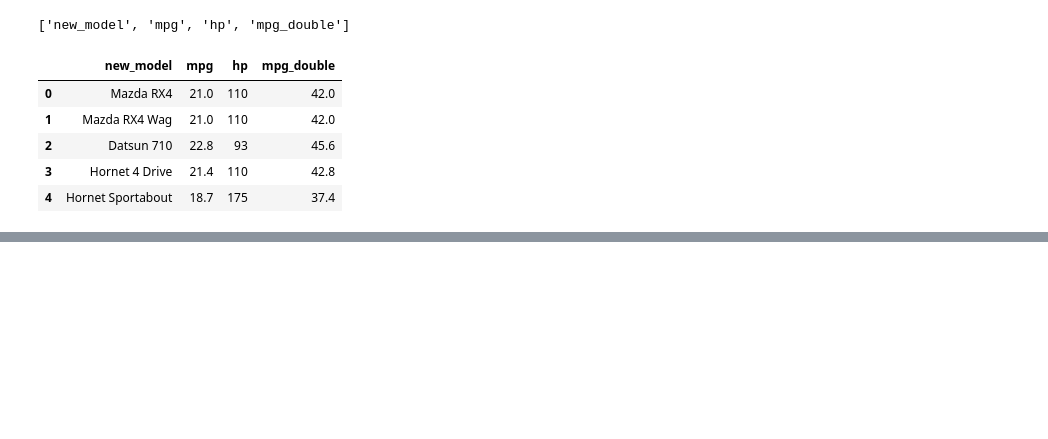
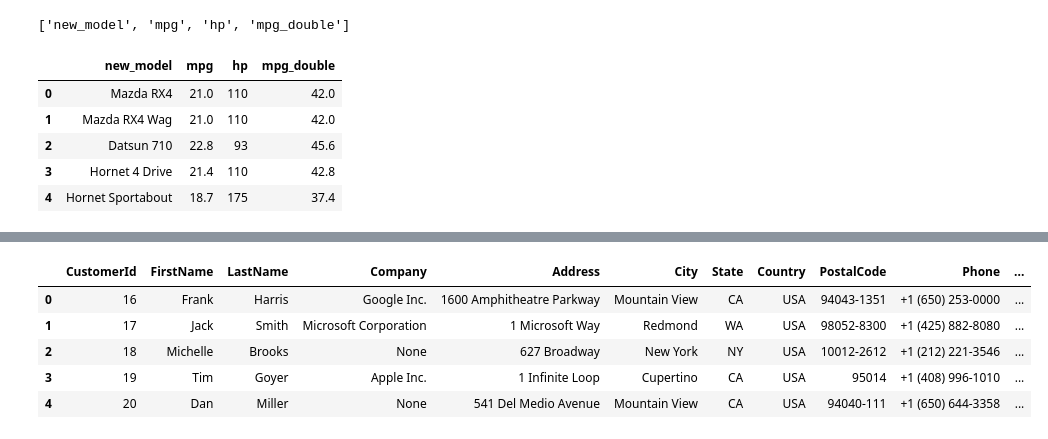
Before and after one commit to gamegtboyz/dtrk_python, a Jupyter notebook: nb_essentialpyfordataanalyst.ipynb, the cells around one changed output, grey strips where cells are left out. Drawn from its saved outputs; the diff is of its cells as text; code cells hidden in the pictures; blank space fills up the shorter version.

```diff
--- a/nb_essentialpyfordataanalyst.ipynb
+++ b/nb_essentialpyfordataanalyst.ipynb
@@ -793,0 +953,11 @@ df[df.mpg >= 30]
+# %%
+# build up the dataframe
+df = pd.read_sql("SELECT * FROM customers WHERE country = 'USA'", con)
+df.head()
+# %% [output]
+|  | CustomerId | FirstName | LastName | Company | Address | City | State | Country | PostalCode | Phone | ... |
+| 0 | 16 | Frank | Harris | Google Inc. | 1600 Amphitheatre Parkway | Mountain View | CA | USA | 94043-1351 | +1 (650) 253-0000 | ... |
+| 1 | 17 | Jack | Smith | Microsoft Corporation | 1 Microsoft Way | Redmond | WA | USA | 98052-8300 | +1 (425) 882-8080 | ... |
+| 2 | 18 | Michelle | Brooks | None | 627 Broadway | New York | NY | USA | 10012-2612 | +1 (212) 221-3546 | ... |
+| 3 | 19 | Tim | Goyer | Apple Inc. | 1 Infinite Loop | Cupertino | CA | USA | 95014 | +1 (408) 996-1010 | ... |
+| 4 | 20 | Dan | Miller | None | 541 Del Medio Avenue | Mountain View | CA | USA | 94040-111 | +1 (650) 644-3358 | ... |
```
Also changed, not shown: parts of 19 cells of this notebook.
